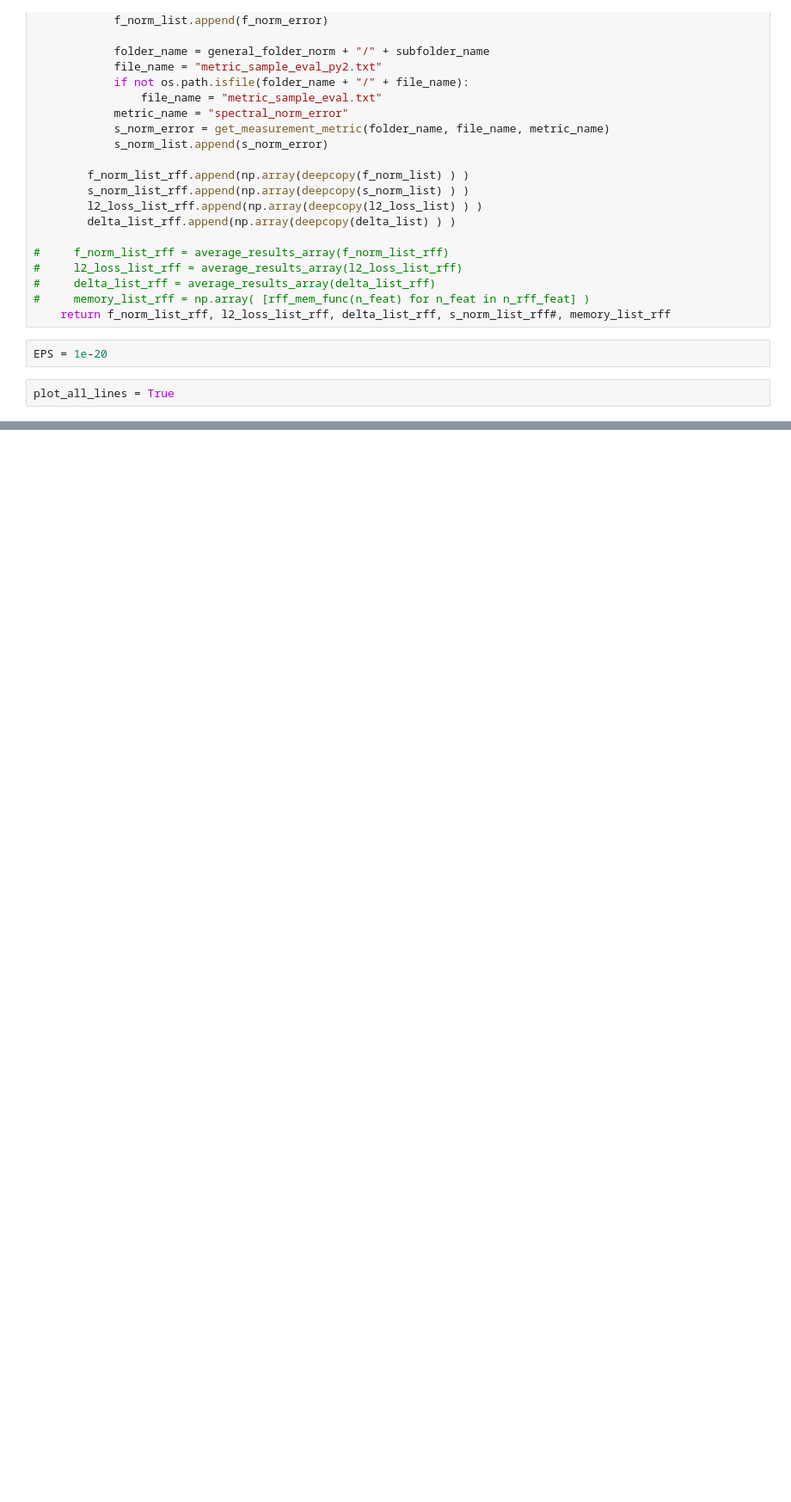
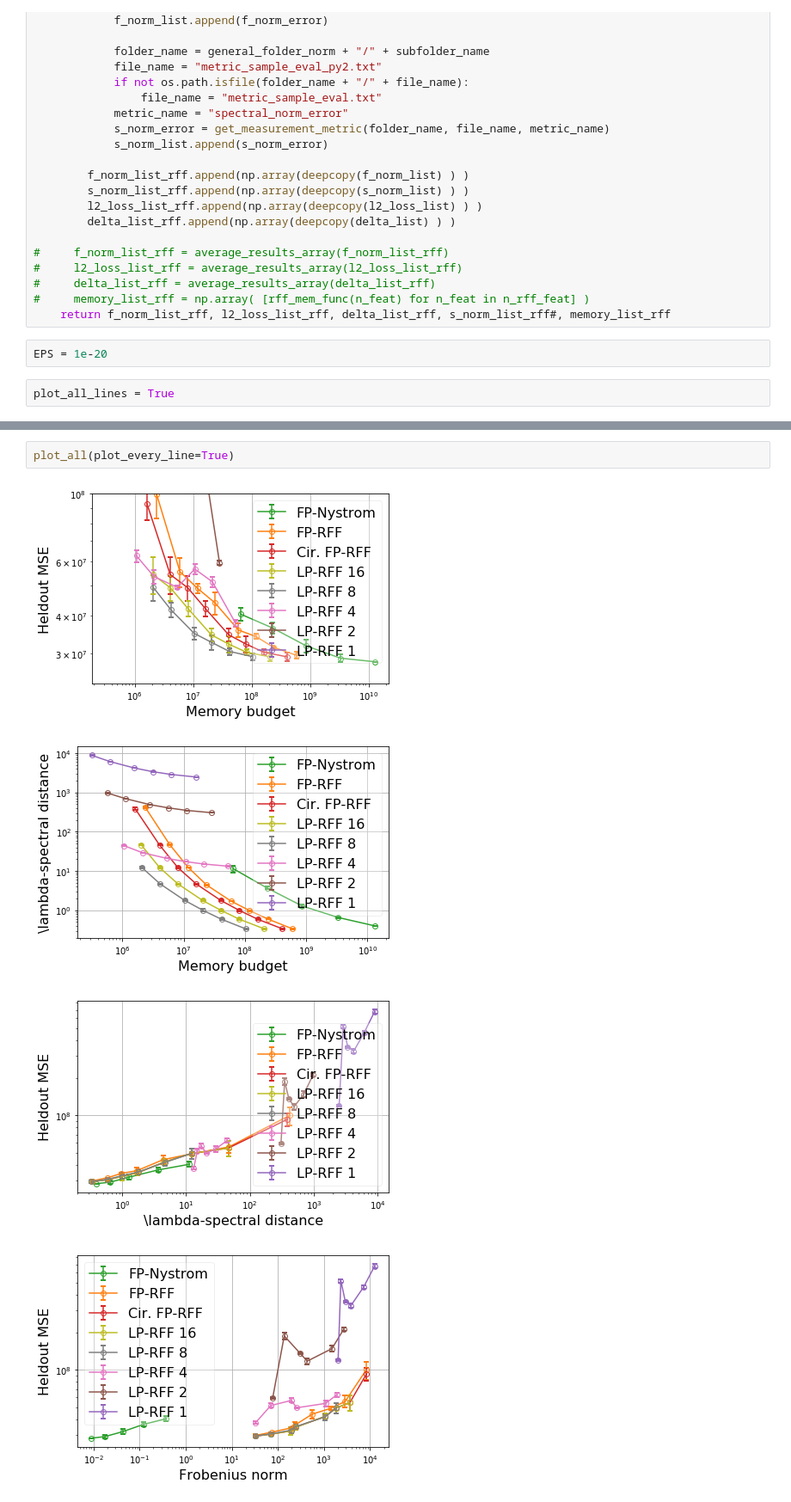
Before and after one commit to JianGoForIt/lp_rffs, a Jupyter notebook: kernel_reg/notebook/correlation-census-closeness-vs-kernel-approximation-error-real-setting-with-lambdastar-from-exact-kernel-with-delta-low-precision.ipynb, the cells around one changed output, grey strips where cells are left out. Shown at 86% size. Cells and saved outputs as stored; diff of their text form; blank space fills up the shorter version.

```diff
--- a/kernel_reg/notebook/correlation-census-closeness-vs-kernel-approximation-error-real-setting-with-lambdastar-from-exact-kernel-with-delta-low-precision.ipynb
+++ b/kernel_reg/notebook/correlation-census-closeness-vs-kernel-approximation-error-real-setting-with-lambdastar-from-exact-kernel-with-delta-low-precision.ipynb
@@ -366,0 +377,7 @@ test 2 [314000.0, 628000.0, 1570000.0, 3140000.0, 6280000.0, 15700000.0]
+# %%
+plot_all(plot_every_line=True)
+# %% [output]
+[figure, added]
+[figure, added]
+[figure, added]
+[figure, added]
```
Also changed, not shown: parts of 4 cells of this notebook, 2 other files.
